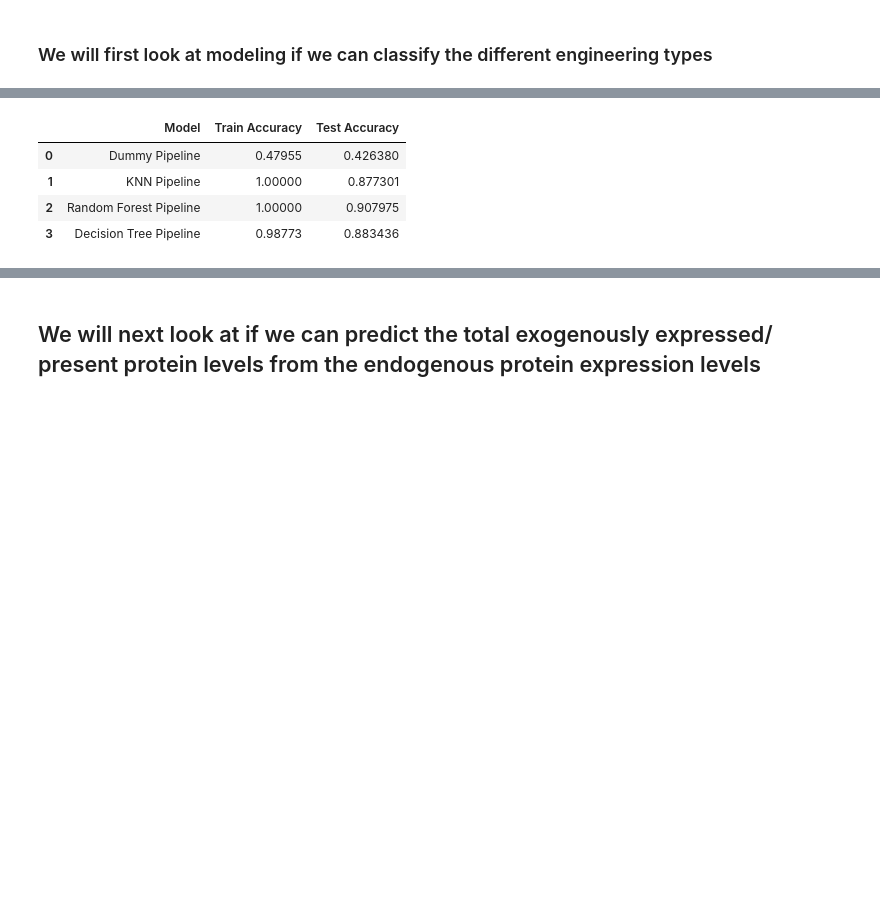
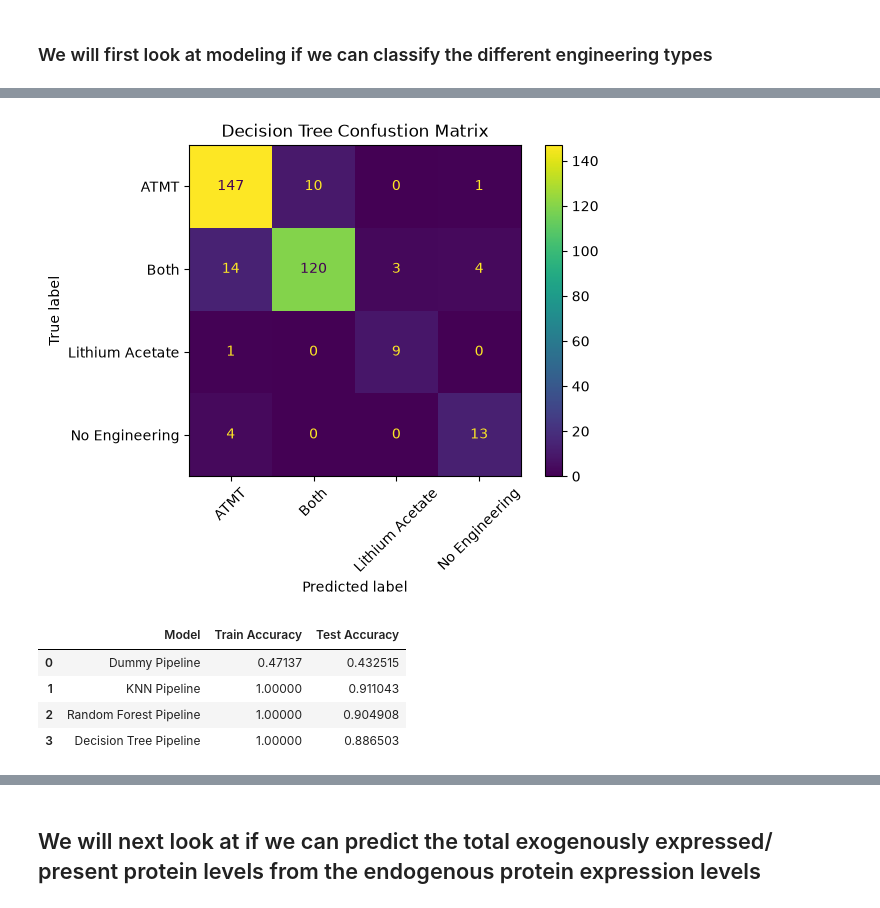
Before and after one commit to Valentina-Garcia/vg-assignments, a Jupyter notebook: Capstone_Project_Final/2026_Capstone_Final.ipynb, the cells around one changed output, grey strips where cells are left out. Saved outputs shown, nothing was run; the diff lists cells and outputs as text; code cells hidden in the pictures; blank space fills up the shorter version.

Commit message:
Finishing modeling for captsone project in the Final folder

```diff
--- a/Capstone_Project_Final/2026_Capstone_Final.ipynb
+++ b/Capstone_Project_Final/2026_Capstone_Final.ipynb
@@ -40,26 +62,28 @@ from sklearn.model_selection import RandomizedSearchCV, StratifiedKFold
 ## Data Ingestion, Cleaning, and Restructuring
 At the end of this section will have two sets of data one containing all of the proteins measured and another just containing the endogenous R. toruloides proteins. For both some meta data will be included including the methadology for strain engineering or if there was no engineering.
 # %%
-#Data ingestion from multiple CSV files in the data folder into a single Pandas data frame
+#Data Ingestion
+# Unzips the folder
+with zipfile.ZipFile("data.zip", 'r') as zip_ref:
+    zip_ref.extractall("data")
+
 folder_path = Path("data")
+df_list = []
 
-df_list = []
-csv_files = list(folder_path.glob("*.csv"))
-
+# Extracts data from the CSV files in the zipped folder into a pandas dataframe
+csv_files = [f for f in folder_path.rglob("*.csv") if not f.name.startswith("._")]
 
 for index, file in enumerate(csv_files, start=1):
     print(f"[{index}/{len(csv_files)}] Reading: {file.name}")
-
     temp_df = pd.read_csv(file)
-    temp_df.insert(0, "source_file", file.name)# Adds a new column with the file name at the 0 index
-
-
+    temp_df.insert(0, "source_file", file.name)
     df_list.append(temp_df)
 
-all_files_raw_df = pd.concat(df_list, ignore_index=True)
-
-
-print(f"\nDone! Combined {len(df_list)} CSV files into a DataFrame with {len(all_files_raw_df):,} total rows.")
+if df_list:
+    all_files_raw_df = pd.concat(df_list, ignore_index=True)
+    print(f"\nDone! Combined {len(df_list)} CSV files into a DataFrame with {len(all_files_raw_df):,} total rows.")
+else:
+    print("No valid CSV files found to combine.")
 # %% [output]
 [1/5] Reading: pPA212V1_Top3_Full_list_proteins_summary_20241002-162152.csv
 [2/5] Reading: pPA212Top3_Full_list_proteins_summary_20250114-022452.csv
@@ -322,10 +460,24 @@ dt_y_test_accuracy = accuracy_score(y_test, dt_y_test_pred)
 # %%
+#Determain the Accuracy
+
+dt_y_train_pred = dt_search.predict(X_train)
+dt_y_test_pred = dt_search.predict(X_test)
+dt_y_train_accuracy = accuracy_score(y_train, dt_y_train_pred)
+dt_y_test_accuracy = accuracy_score(y_test, dt_y_test_pred)
+#add accuracy to accuracy table
+
+ConfusionMatrixDisplay.from_predictions(y_test, dt_y_test_pred, xticks_rotation=45)
+plt.tight_layout()
+plt.title("Decision Tree Confustion Matrix")
+plt.show()
+
 model_performance.loc[len(model_performance)] = ['Decision Tree Pipeline', dt_y_train_accuracy,dt_y_test_accuracy]
 model_performance
 # %% [output]
+[figure, added]
 |  | Model | Train Accuracy | Test Accuracy |
-| 0 | Dummy Pipeline | 0.47955 | 0.426380 |
-| 1 | KNN Pipeline | 1.00000 | 0.877301 |
-| 2 | Random Forest Pipeline | 1.00000 | 0.907975 |
-| 3 | Decision Tree Pipeline | 0.98773 | 0.883436 |
+| 0 | Dummy Pipeline | 0.47137 | 0.432515 |
+| 1 | KNN Pipeline | 1.00000 | 0.911043 |
+| 2 | Random Forest Pipeline | 1.00000 | 0.904908 |
+| 3 | Decision Tree Pipeline | 1.00000 | 0.886503 |
 # %%
```
Also changed, not shown: parts of 34 cells of this notebook, 1 other file.
